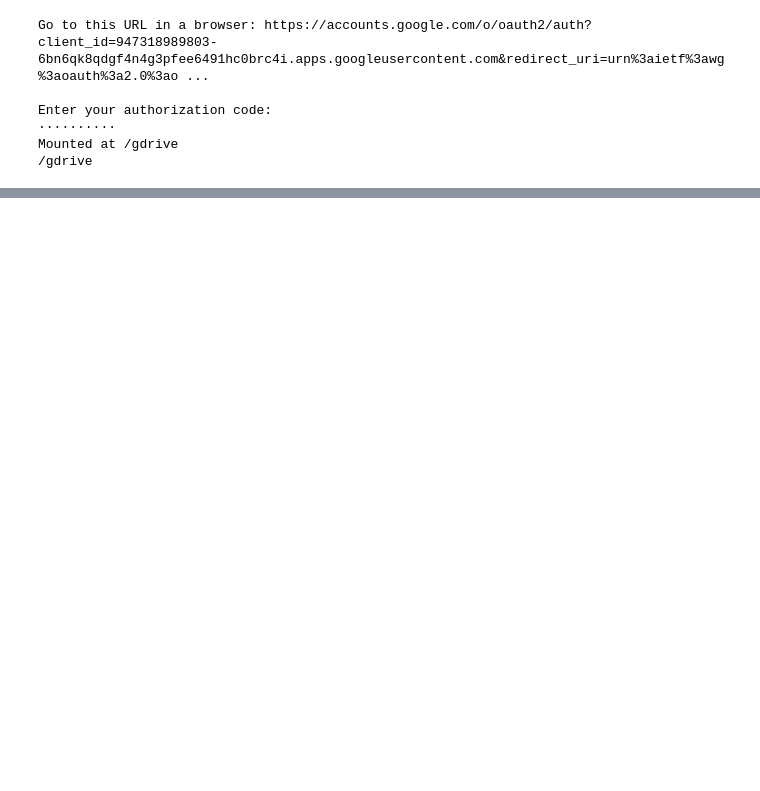
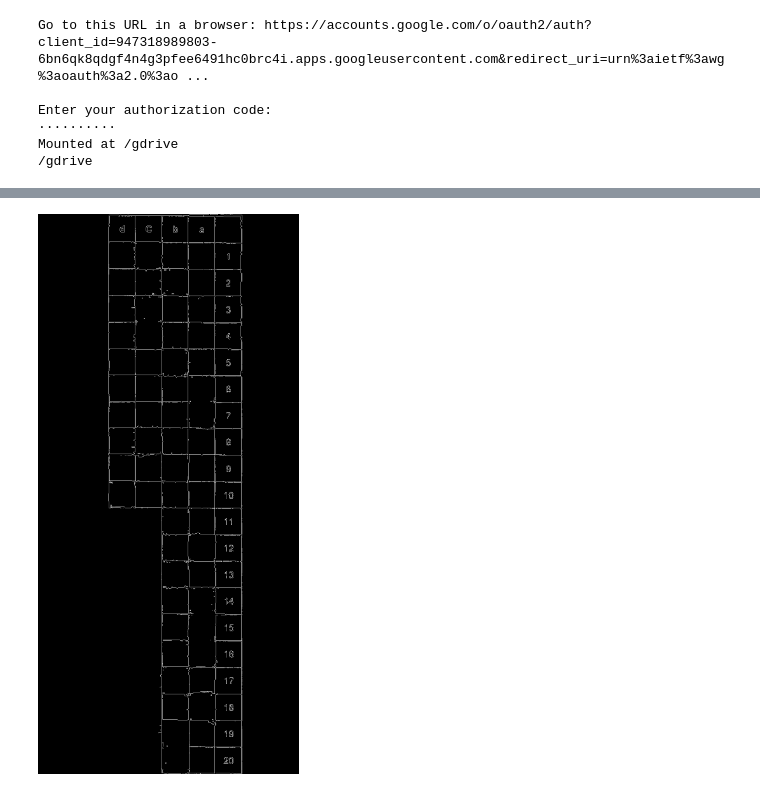
Before and after one commit to alura-cursos/Visao_computacional-OMR, a Jupyter notebook: correcao_prova.ipynb, the cells around one changed output, grey strips where cells are left out. Drawn from its saved outputs; the diff is of its cells as text; code cells hidden in the pictures; blank space fills up the shorter version.

```diff
--- a/correcao_prova.ipynb
+++ b/correcao_prova.ipynb
@@ -49,0 +39,5 @@ array([[[255, 255, 255],
+# %%
+canny = cv2.Canny(img_binarizada, 100, 200)
+cv2_imshow(canny)
+# %% [output]
+[figure, added]
```
Also changed, not shown: parts of 4 cells of this notebook.
